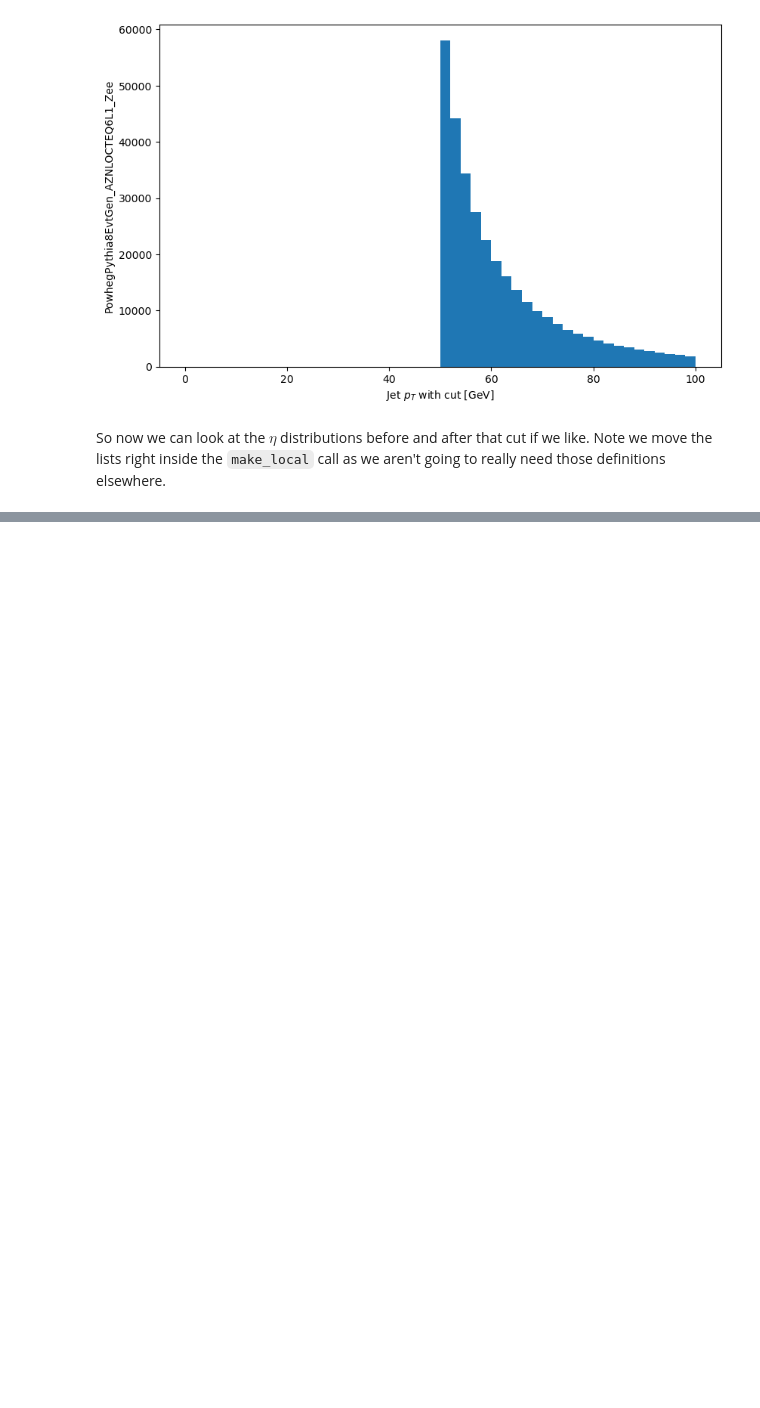
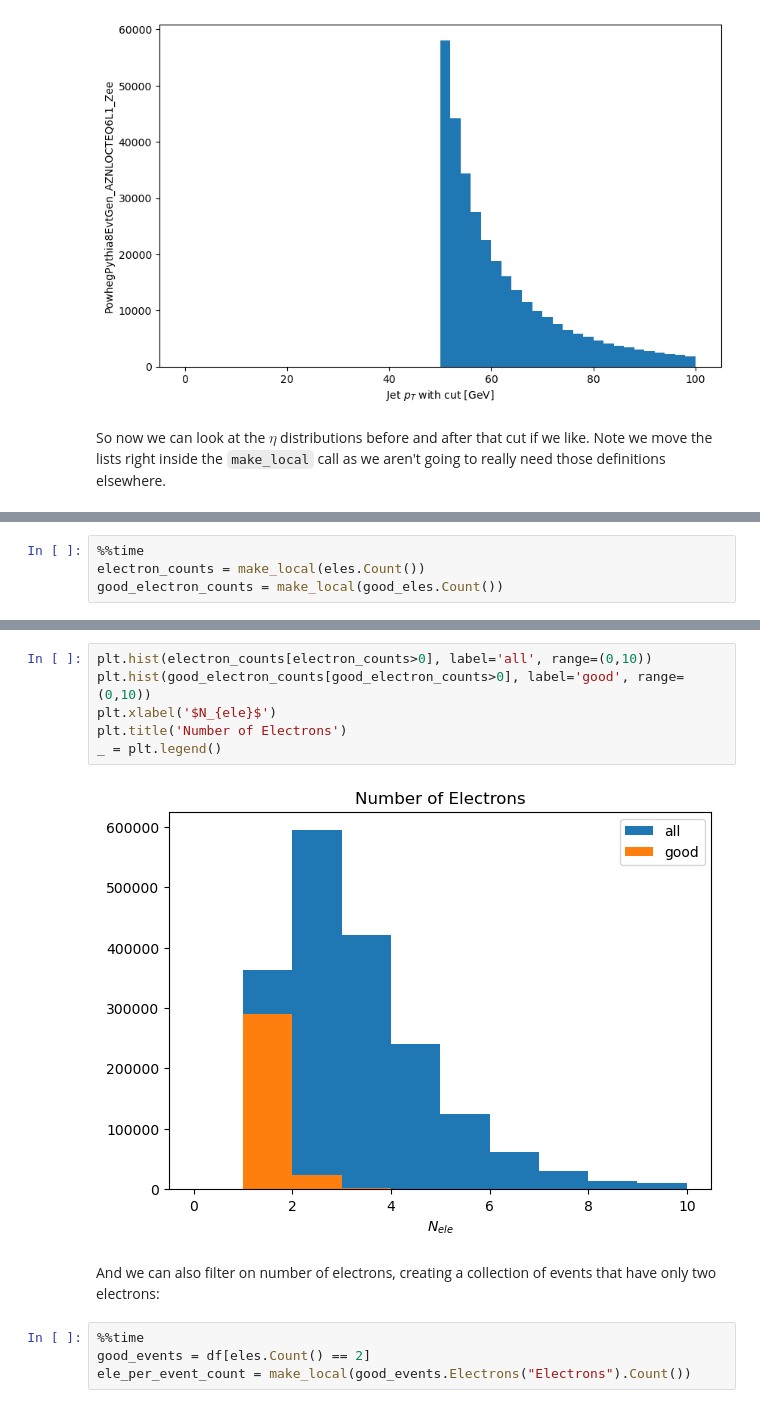
Before and after one commit to gordonwatts/hep_tables, a Jupyter notebook: notebooks/01 - Demo.ipynb, the cells around one changed output, grey strips where cells are left out. Drawn from its saved outputs; the diff is of its cells as text; blank space fills up the shorter version.

Commit message:
Showing how Count work in reality
So, first go at making it work in reality - and it just worked!

Though we really do need a cache!

```diff
--- a/notebooks/01 - Demo.ipynb
+++ b/notebooks/01 - Demo.ipynb
@@ -128,0 +133,4 @@ plt.legend();
+# %%
+%%time
+electron_counts = make_local(eles.Count())
+good_electron_counts = make_local(good_eles.Count())
@@ -128,0 +139,14 @@ plt.legend();
+# %%
+plt.hist(electron_counts[electron_counts>0], label='all', range=(0,10))
+plt.hist(good_electron_counts[good_electron_counts>0], label='good', range=(0,10))
+plt.xlabel('$N_{ele}$')
+plt.title('Number of Electrons')
+_ = plt.legend()
+# %% [output]
+[figure, added]
+# %% [markdown]
+And we can also filter on number of electrons, creating a collection of events that have only two electrons:
+# %%
+%%time
+good_events = df[eles.Count() == 2]
+ele_per_event_count = make_local(good_events.Electrons("Electrons").Count())
```
Also changed, not shown: parts of 10 cells of this notebook.
